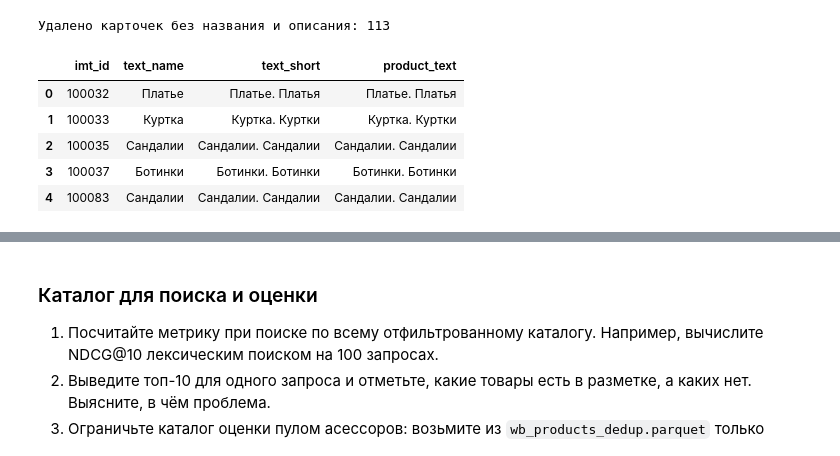
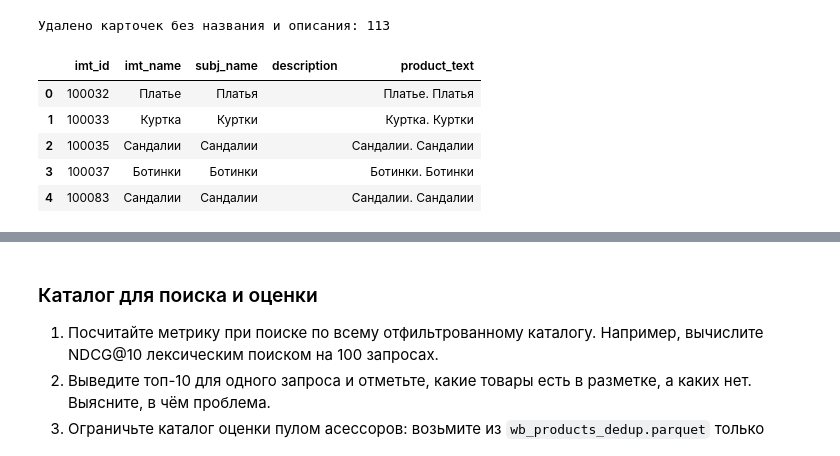
Before and after one commit to danat7075/CalmFruits_recommendation_system, a Jupyter notebook: semantic_search_project.ipynb, the cells around one changed output, grey strips where cells are left out. Saved outputs shown, nothing was run; the diff lists cells and outputs as text; code cells hidden in the pictures.

```diff
--- a/semantic_search_project.ipynb
+++ b/semantic_search_project.ipynb
@@ -267,13 +239,10 @@ relevance
 3     700
 Name: count, dtype: int64
 # %%
-# Проверяем противоречивые оценки до удаления повторных пар.
+# Проверяем есть ли разные оценки для одной пары запрос — товар
 pair_grades = queries_train.groupby(["query_id", "item_id"])["relevance"].nunique()
 conflicting_pairs = pair_grades[pair_grades > 1]
 display(conflicting_pairs.to_frame("Разных оценок одной пары"))
-if len(conflicting_pairs):
-    raise ValueError("Сначала разберите пары с противоречивыми оценками в таблице выше.")
-queries_train = queries_train.drop_duplicates(["query_id", "item_id"]).copy()
 # %% [output]
 |  |  | Разных оценок одной пары |
 | query_id | item_id |  |
@@ -282,6 +251,6 @@ queries_train = queries_train.drop_duplicates(["query_id", "item_id"]).copy()
 # %%
 def normalize_queries(texts):
-    # Одна нормализация для проверки пересечений и разбиения train.
+    """Функция для нормализации текстов запросов: приведение к нижнему регистру, удаление лишних пробелов и обрезка."""
     return texts.str.casefold().str.replace(r"\s+", " ", regex=True).str.strip()
 # %%
 # Из test читаем только идентификаторы и тексты, без оценок relevance.
@@ -747,14 +798,11 @@ def collect_colors(values):
 # %%
-colors = products.groupby("imt_id")["nm_colors_names"].agg(collect_colors)
-# Простое воспроизводимое правило: сначала непустое название, затем длинное описание,
-# при равенстве — меньший nm_id. Длина — приближение информативности, проверяем по EDA.
+# Фильтруем дубликаты карточек, оставляя одну строку на imt_id. Сначала непустое название, затем длинное описание, при равенстве — меньший nm_id.
 products["has_name"] = products["imt_name"].ne("")
 products["description_length"] = products["description"].str.len()
 products = products.sort_values(
     ["imt_id", "has_name", "description_length", "nm_id"],
     ascending=[True, False, False, True], kind="stable",
 ).drop_duplicates("imt_id").copy()
-products["nm_colors_names"] = products["imt_id"].map(colors)
 # %%
 # Выбор домена опирается только на обучающую часть разметки.
 fit_categories = train_fit.loc[train_fit["relevance"].ge(RELEVANCE_THRESHOLD)].merge(
@@ -788,25 +834,23 @@ products = products.loc[products["imt_id"].isin(domain_ids)].copy()
 empty_cards = products["imt_name"].eq("") & products["description"].eq("")
 print("Удалено карточек без названия и описания:", empty_cards.sum())
 products = products.loc[~empty_cards].copy()
-products["missing_description"] = products["description"].eq("")
 # %% [output]
 Удалено карточек без названия и описания: 113
 # %%
-# Три осмысленных шаблона; основной включает назначение из описания.
-products["text_name"] = products["imt_name"].where(products["has_name"], products["subj_name"])
-products["text_short"] = (products["imt_name"] + ". " + products["subj_name"]).str.strip(". ")
-products["product_text"] = (products["text_short"] + ". " + products["description"]).str.strip(". ")
-# Для редких карточек без названия и категории короткий шаблон берёт описание.
-for col in ["text_name", "text_short"]:
-    products[col] = products[col].where(products[col].ne(""), products["description"])
+# Единый текст для обоих методов: название, категория и описание.
+# Сохраняем прежние разделители, чтобы не менять входные тексты поиска.
+products["product_text"] = (
+    (products["imt_name"] + ". " + products["subj_name"]).str.strip(". ")
+    + ". " + products["description"]
+).str.strip(". ")
 products = products.sort_values("imt_id").reset_index(drop=True)
 products.to_parquet(ARTIFACTS_DIR / "products_prepared.parquet", index=False)
-display(products[["imt_id", "text_name", "text_short", "product_text"]].head())
+display(products[["imt_id", "imt_name", "subj_name", "description", "product_text"]].head())
 # %% [output]
-|  | imt_id | text_name | text_short | product_text |
-| 0 | 100032 | Платье | Платье. Платья | Платье. Платья |
-| 1 | 100033 | Куртка | Куртка. Куртки | Куртка. Куртки |
-| 2 | 100035 | Сандалии | Сандалии. Сандалии | Сандалии. Сандалии |
-| 3 | 100037 | Ботинки | Ботинки. Ботинки | Ботинки. Ботинки |
-| 4 | 100083 | Сандалии | Сандалии. Сандалии | Сандалии. Сандалии |
+|  | imt_id | imt_name | subj_name | description | product_text |
+| 0 | 100032 | Платье | Платья |  | Платье. Платья |
+| 1 | 100033 | Куртка | Куртки |  | Куртка. Куртки |
+| 2 | 100035 | Сандалии | Сандалии |  | Сандалии. Сандалии |
+| 3 | 100037 | Ботинки | Ботинки |  | Ботинки. Ботинки |
+| 4 | 100083 | Сандалии | Сандалии |  | Сандалии. Сандалии |
 # %% [markdown]
```
Also changed, not shown: parts of 62 cells of this notebook, 1 other file.
